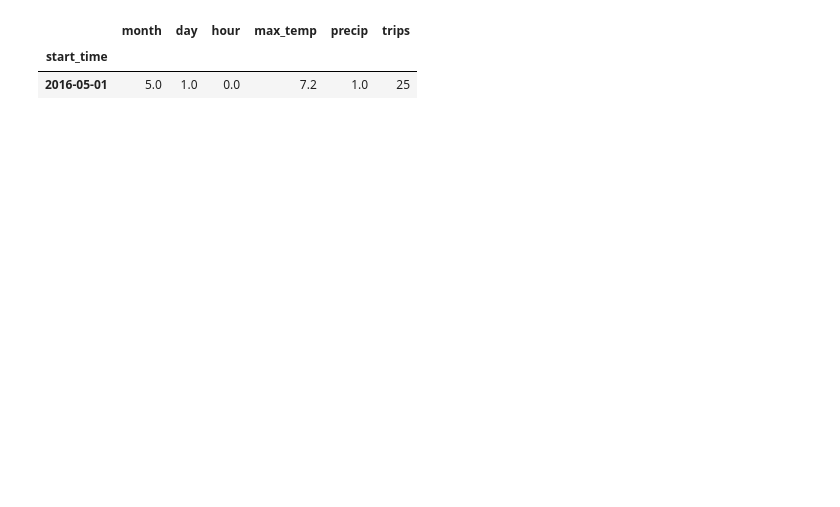
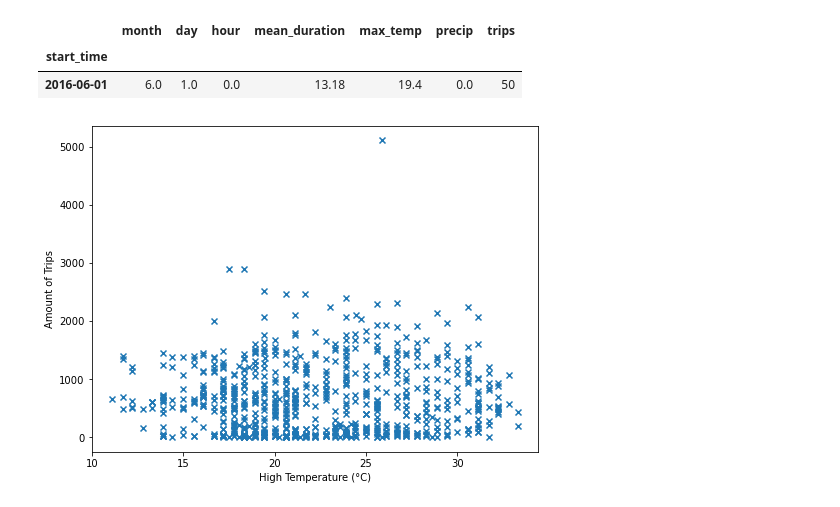
Before and after one commit to agruenb/PrescriptiveStruggle_BikeSharing, a Jupyter notebook: LeaWorkspace/Prediction_Tree.ipynb, the cells around one changed output. Drawn from its saved outputs; the diff is of its cells as text; code cells hidden in the pictures; blank space fills up the shorter version.

```diff
--- a/LeaWorkspace/Prediction_Tree.ipynb
+++ b/LeaWorkspace/Prediction_Tree.ipynb
@@ -72,10 +61,16 @@ chicago_m.head()
-# %%
-relevant_col = chicago_m
-relevant_col= relevant_col[["start_time","month","day","hour","max_temp","precip","bike_id"]]
-feature_data = relevant_col.resample("H",on="start_time").agg({"month":"mean","day":"mean","hour":"mean","max_temp":"mean","precip":"mean","bike_id":"count"})
-feature_data.rename(columns={"bike_id":"trips"},inplace=True)
-feature_data.head(1)
-# %% [output]
-|  | month | day | hour | max_temp | precip | trips |
-| start_time |  |  |  |  |  |  |
-| 2016-05-01 | 5.0 | 1.0 | 0.0 | 7.2 | 1.0 | 25 |
+# %%
+relevant_columns = all_data[["start_time","month","day","hour","duration","max_temp","precip","bike_id"]]
+# aggregate the samples into hourly chunks
+relevant_columns = all_data[["start_time","month","day","hour","duration","max_temp","precip","bike_id"]]
+feature_data = relevant_columns.groupby(pd.Grouper(key='start_time',freq='1H')).agg({"month":"mean","day":"mean","hour":"mean","duration":"mean","max_temp":"mean","precip":"mean","bike_id":"count"})
+feature_data.rename(columns={"duration":"mean_duration","bike_id":"trips"}, inplace=True)
+# deal with null values
+feature_data.loc[feature_data["month"].isna(),"month"] = feature_data.index.to_series().apply(lambda x: x.month)
+feature_data.loc[feature_data["day"].isna(),"day"] = feature_data.index.to_series().apply(lambda x: x.day)
+feature_data.loc[feature_data["hour"].isna(),"hour"] = feature_data.index.to_series().apply(lambda x: x.hour)
+feature_data = feature_data.fillna(method="ffill")
+feature_data.head(1)
+# %% [output]
+|  | month | day | hour | mean_duration | max_temp | precip | trips |
+| start_time |  |  |  |  |  |  |  |
+| 2016-06-01 | 6.0 | 1.0 | 0.0 | 13.18 | 19.4 | 0.0 | 50 |
@@ -82 +79,11 @@ feature_data.head(1)
+# %%
+Xp = feature_data["max_temp"].values
+Yp = feature_data["trips"].values
+plt.figure(figsize = (8,6))
+plt.scatter(Xp, Yp, marker="x")
+plt.xlabel("High Temperature (°C)")
+plt.ylabel("Amount of Trips")
+plt.show()
+# %% [output]
+[figure, added]
 # %%
```
Also changed, not shown: parts of 14 cells of this notebook.
